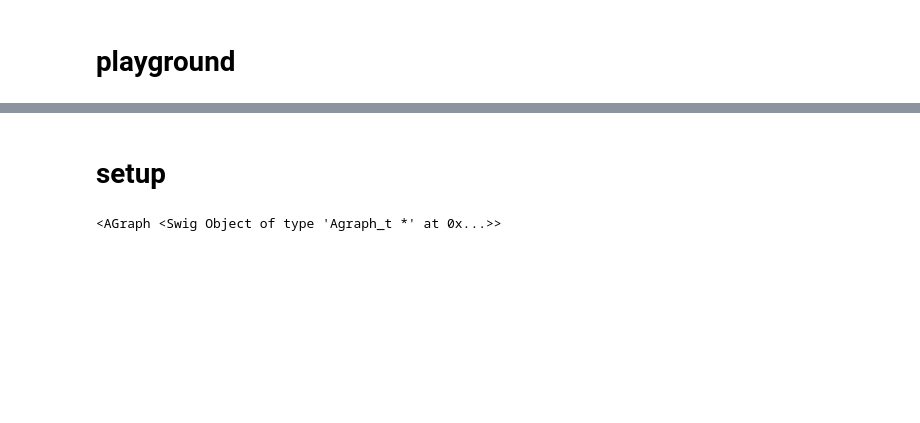
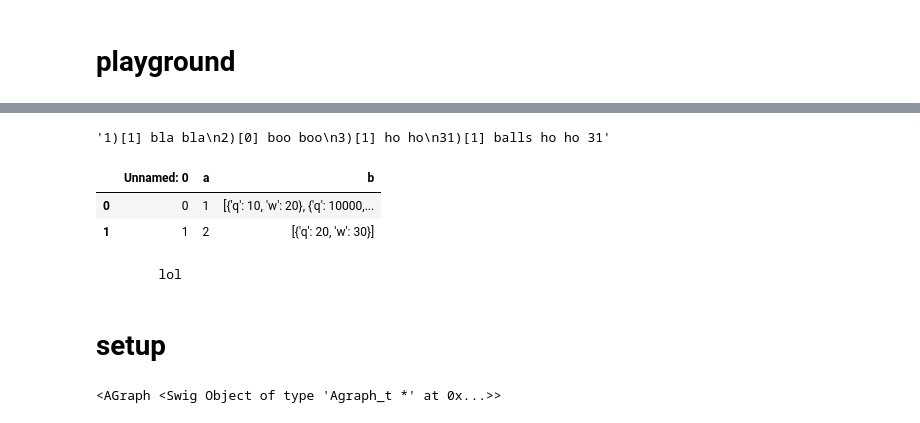
Before and after one commit to amolmane1/ds_interview_chatbot, a Jupyter notebook: ds_interviewer/interviewer_v0.2.ipynb, the cells around one changed output, grey strips where cells are left out. Saved outputs shown, nothing was run; the diff lists cells and outputs as text; code cells hidden in the pictures; blank space fills up the shorter version.

```diff
--- a/ds_interviewer/interviewer_v0.2.ipynb
+++ b/ds_interviewer/interviewer_v0.2.ipynb
@@ -27,0 +49,4 @@ from utils.models_metadata import *
+# %%
+("").join(res)
+# %% [output]
+'1)[1] bla bla\n2)[0] boo boo\n3)[1] ho ho\n31)[1] balls ho ho 31'
@@ -28,3 +57,14 @@ from utils.models_metadata import *
+# %%
+b = pd.read_csv("a.csv")
+b
+# %% [output]
+|  | Unnamed: 0 | a | b |
+| 0 | 0 | 1 | [{'q': 10, 'w': 20}, {'q': 10000,... |
+| 1 | 1 | 2 | [{'q': 20, 'w': 30}] |
+# %%
+print("\tlol")
+# %% [output]
+        lol
 # %%
 # update_model_best_version('ask_what_other_options_applicant_considered', "14.01.23")
 # %%
```
Also changed, not shown: parts of 5 cells of this notebook, 4 other files.
